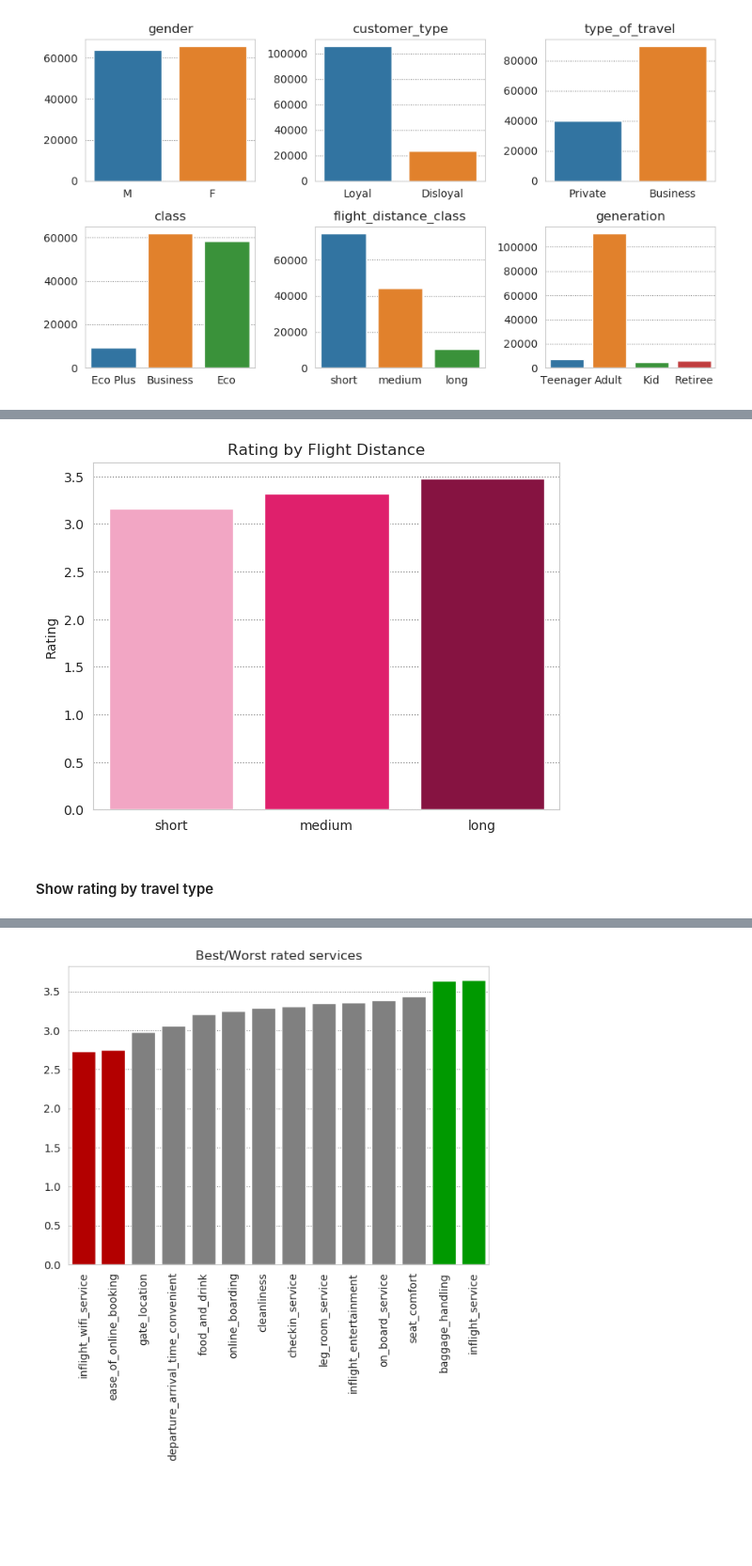
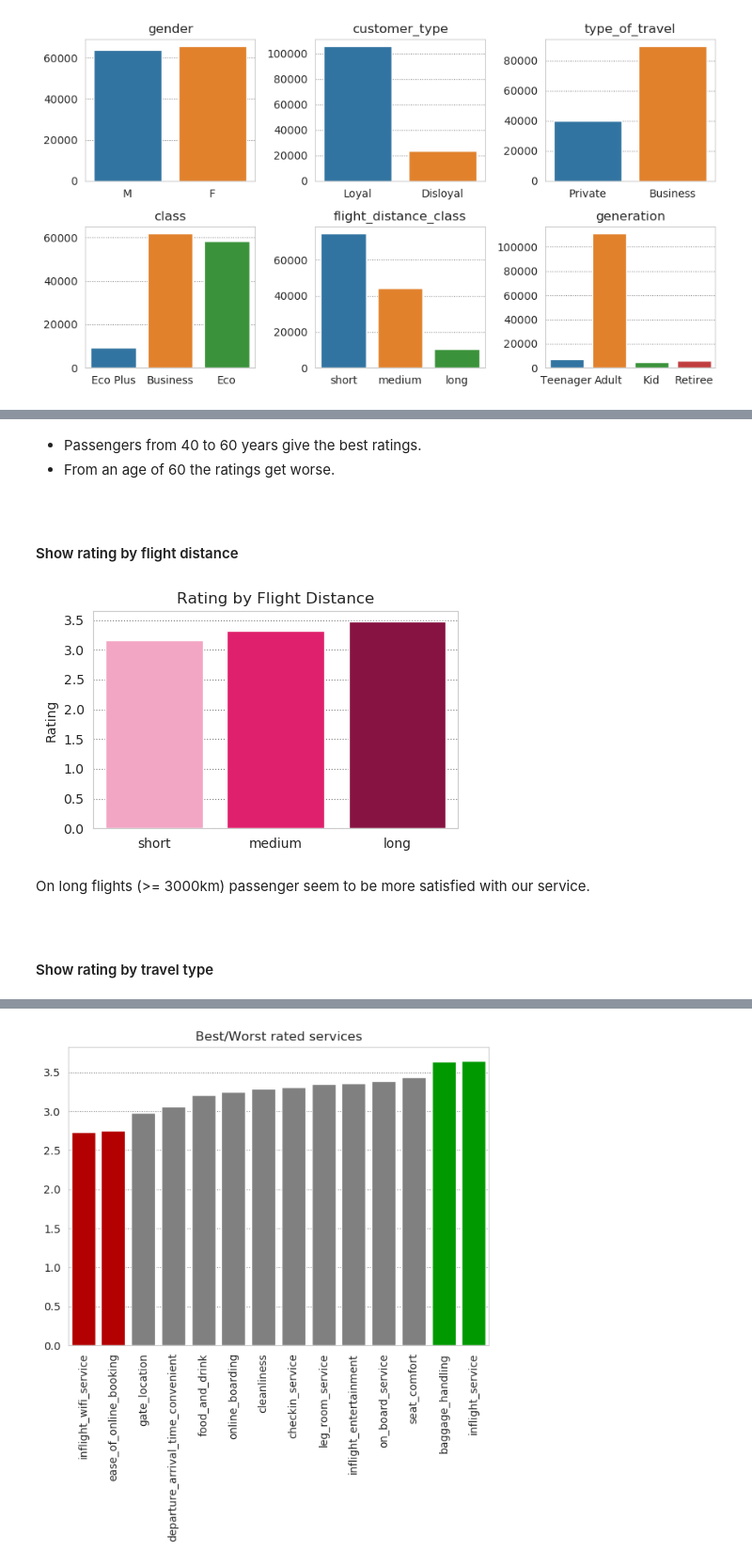
Before and after one commit to lukwies/Airline-Passenger-Satisfaction, a Jupyter notebook: notebooks/exploring.ipynb, the cells around one changed output, grey strips where cells are left out. Shown at 94% size. Drawn from its saved outputs; the diff is of its cells as text; code cells hidden in the pictures; blank space fills up the shorter version.

```diff
--- a/notebooks/exploring.ipynb
+++ b/notebooks/exploring.ipynb
@@ -180,14 +259,26 @@ plt.show()
+# %% [markdown]
+- Passengers from 40 to 60 years give the best ratings.
+- From an age of 60 the ratings get worse.
+# %% [markdown]
+<br>
+
+#### Show rating by flight distance
 # %%
 grp = data.pivot_table(index='flight_distance_class', values='rating_avg').reset_index()
+fig,ax = plt.subplots(figsize=(5,3))
 sx = sns.barplot(data=grp, y='rating_avg', x='flight_distance_class',
                  palette=['#ff99c2', '#ff0066', '#99003d'],
-                 order=['short', 'medium', 'long'])
+                 order=['short', 'medium', 'long'], ax=ax)
 sx.set(title='Rating by Flight Distance', xlabel='', ylabel='Rating')
 plt.savefig('../plots/rating_by_distance.png', dpi=300)
 plt.show()
 # %% [output]
-[figure, old version]
+[figure, new version]
-# %% [markdown]
-#### Show rating by travel type
+# %% [markdown]
+On long flights (>= 3000km) passenger seem to be more satisfied with our service.
+# %% [markdown]
+<br>
+
+#### Show rating by travel type
 # %%
 grp = data.pivot_table(index='type_of_travel', values='rating_avg').reset_index()
```
Also changed, not shown: parts of 47 cells of this notebook.
